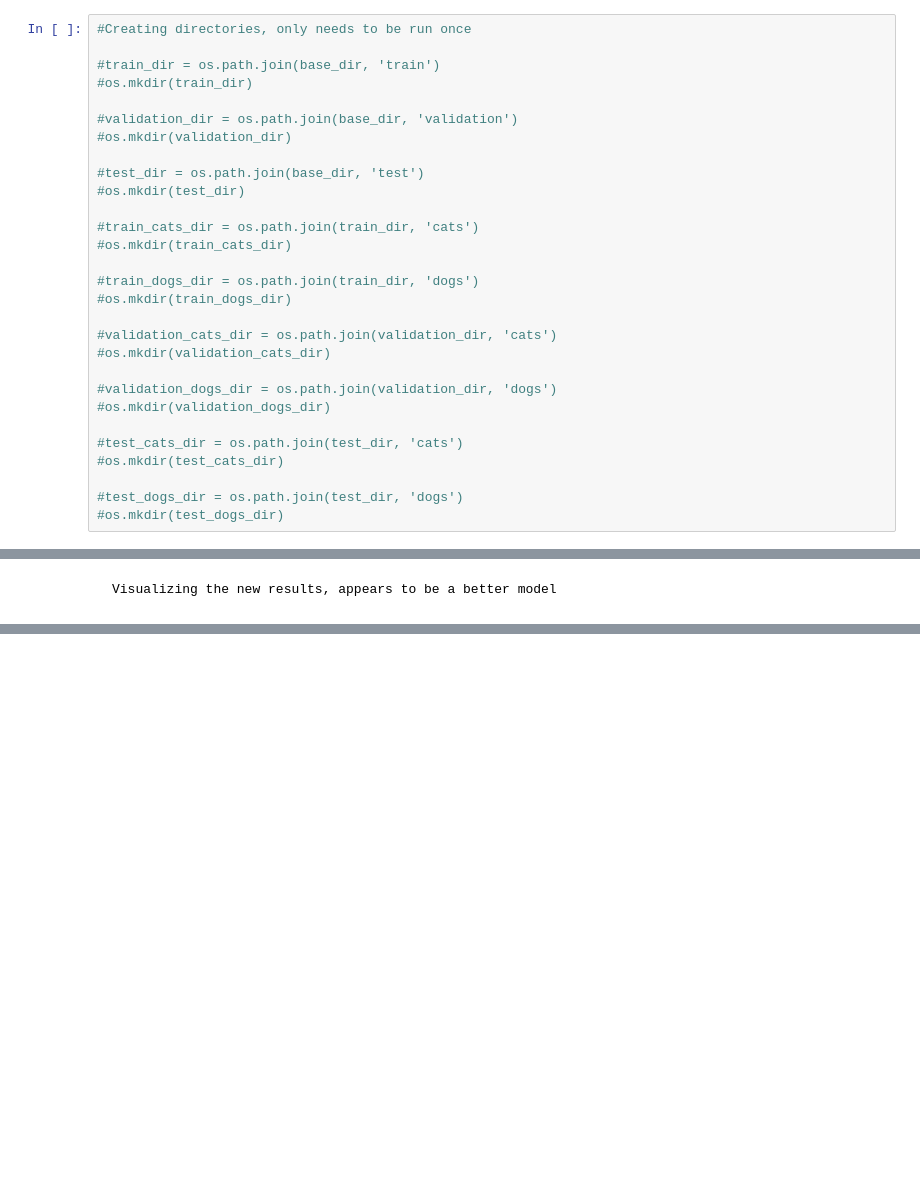
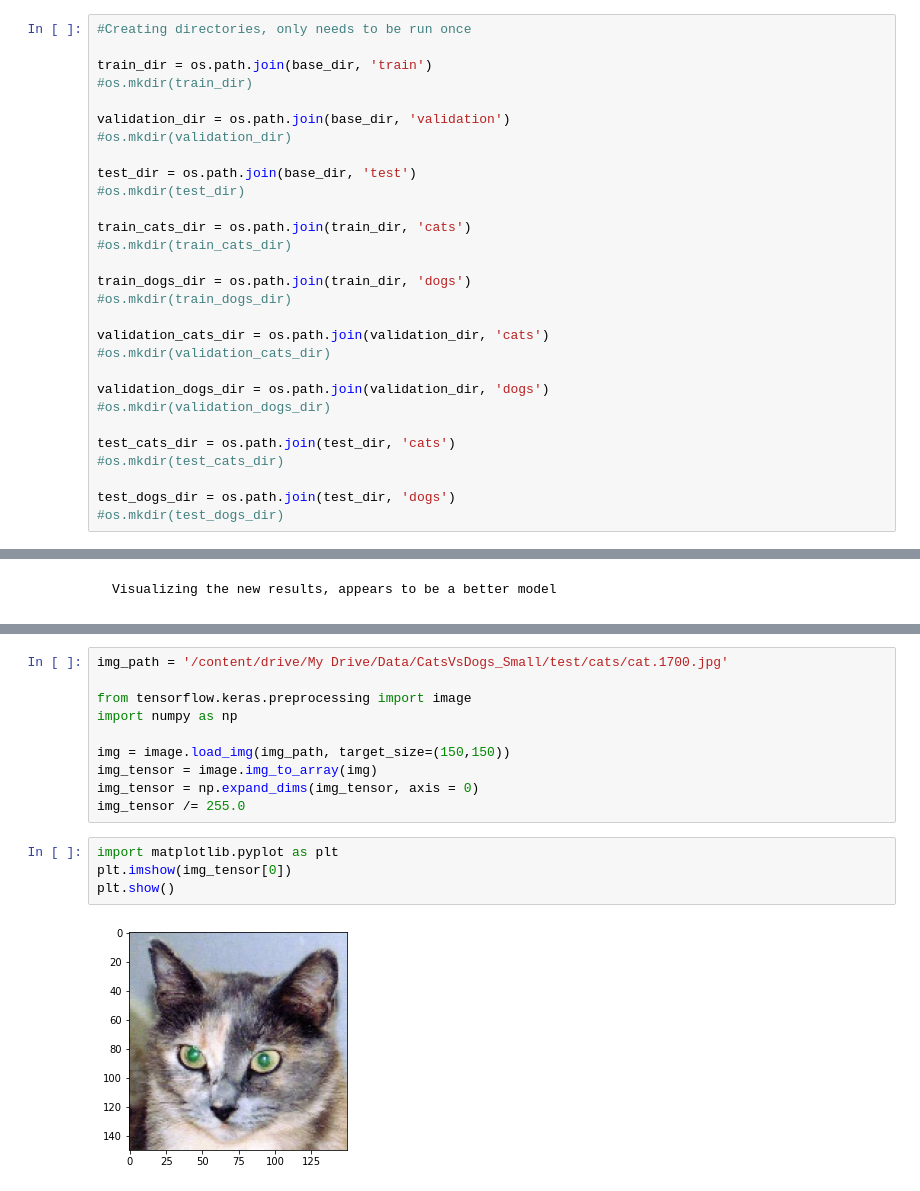
Before and after one commit to ajrotert/Machine-Learning, a Jupyter notebook: ImageClassification.ipynb, the cells around one changed output, grey strips where cells are left out. Cells and saved outputs as stored; diff of their text form; blank space fills up the shorter version.

```diff
--- a/ImageClassification.ipynb
+++ b/ImageClassification.ipynb
@@ -23,31 +23,31 @@ base_dir = '/content/drive/My Drive/Data/CatsVsDogs_Small'
 # %%
 #Creating directories, only needs to be run once
 
-#train_dir = os.path.join(base_dir, 'train')
+train_dir = os.path.join(base_dir, 'train')
 #os.mkdir(train_dir)
 
-#validation_dir = os.path.join(base_dir, 'validation')
+validation_dir = os.path.join(base_dir, 'validation')
 #os.mkdir(validation_dir)
 
-#test_dir = os.path.join(base_dir, 'test')
+test_dir = os.path.join(base_dir, 'test')
 #os.mkdir(test_dir)
 
-#train_cats_dir = os.path.join(train_dir, 'cats')
+train_cats_dir = os.path.join(train_dir, 'cats')
 #os.mkdir(train_cats_dir)
 
-#train_dogs_dir = os.path.join(train_dir, 'dogs')
+train_dogs_dir = os.path.join(train_dir, 'dogs')
 #os.mkdir(train_dogs_dir)
 
-#validation_cats_dir = os.path.join(validation_dir, 'cats')
+validation_cats_dir = os.path.join(validation_dir, 'cats')
 #os.mkdir(validation_cats_dir)
 
-#validation_dogs_dir = os.path.join(validation_dir, 'dogs')
+validation_dogs_dir = os.path.join(validation_dir, 'dogs')
 #os.mkdir(validation_dogs_dir)
 
-#test_cats_dir = os.path.join(test_dir, 'cats')
+test_cats_dir = os.path.join(test_dir, 'cats')
 #os.mkdir(test_cats_dir)
 
-#test_dogs_dir = os.path.join(test_dir, 'dogs')
+test_dogs_dir = os.path.join(test_dir, 'dogs')
 #os.mkdir(test_dogs_dir)
 # %% [markdown]
     Programmatically create sub directories
@@ -352,0 +709,16 @@ plt.figure()
+# %%
+img_path = '/content/drive/My Drive/Data/CatsVsDogs_Small/test/cats/cat.1700.jpg'
+
+from tensorflow.keras.preprocessing import image
+import numpy as np
+
+img = image.load_img(img_path, target_size=(150,150))
+img_tensor = image.img_to_array(img)
+img_tensor = np.expand_dims(img_tensor, axis = 0)
+img_tensor /= 255.0
+# %%
+import matplotlib.pyplot as plt
+plt.imshow(img_tensor[0])
+plt.show()
+# %% [output]
+[figure, added]
```
Also changed, not shown: parts of 46 cells of this notebook.
